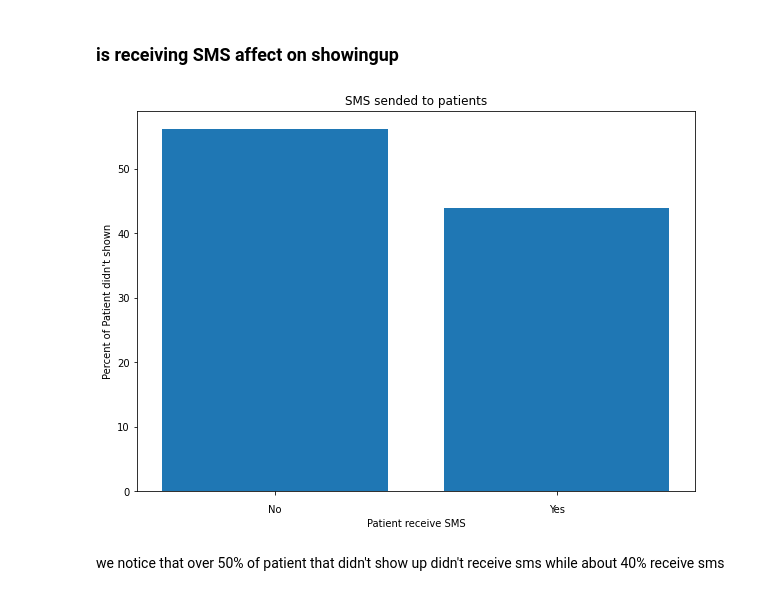
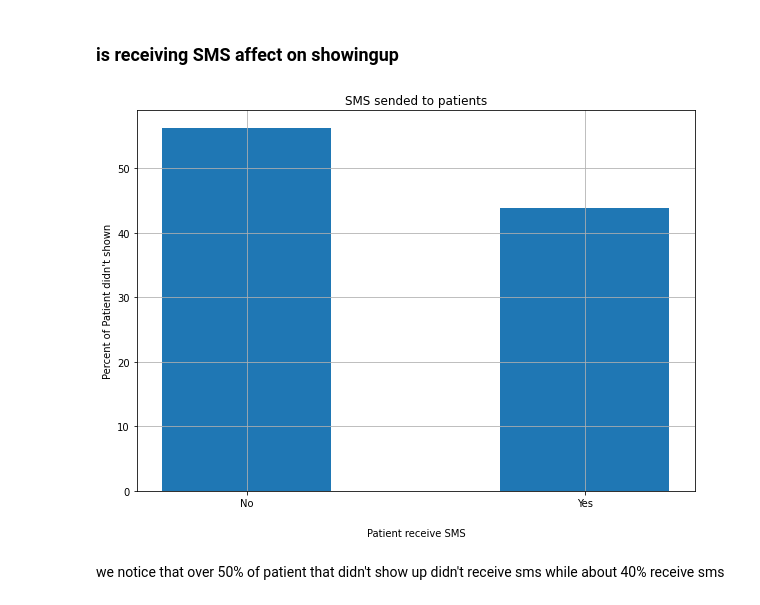
Before and after one commit to tamermohamed/Data-Exploration, a Jupyter notebook: Investigate_a_Dataset.ipynb, the cells around one changed output. Cells and saved outputs as stored; diff of their text form; code cells hidden in the pictures.

```diff
--- a/Investigate_a_Dataset.ipynb
+++ b/Investigate_a_Dataset.ipynb
@@ -159,0 +178,5 @@ in this section we will try to answer our main question why people didn't show u
+# %%
+fig, ax = plt.subplots()
+plt.pie([shown_percent,not_shown_percent], labels=["showed up", "Didn't show up"],autopct='%1.1f%%')
+plt.title("The percentage of patients Shown up vs patient didn't showup")
+fig.set_facecolor('white');
@@ -159,0 +193,30 @@ in this section we will try to answer our main question why people didn't show u
+# %%
+def draw_bar_graph(data,title,xlabel,ylabel,tick_label = None,locator = None,figsize = (10,7),rotation=0):
+
+   '''
+   Plot bar graph
+
+            Parameters:
+                    data: data to be plotted
+                    title: title of the figure
+                    xlabel: x-axis lebel
+                    ylabel: y-axis lebel
+                    tick_label: list of x-axis tick lebels
+                    locator: tuple contains axis and nbins number of bins on the axis
+                    figsize: tuple contains the width and heigh of figure to be plotted
+                    rotation: rotate the tick labels on the x-axis
+   '''
+
+   fig, ax = plt.subplots(figsize=figsize)
+   ax.grid(True, linestyle='-')
+   ax.tick_params(axis='x', which='major', labelsize=10)
+   plt.xticks(rotation=rotation)
+
+   if locator != None:
+      axis, nbins = locator
+      plt.locator_params(axis= axis,nbins= nbins)
+
+   plt.bar(data.index,data,tick_label=tick_label,width=0.5,align='center')
+   plt.title(title)
+   plt.xlabel(xlabel,labelpad=20)
+   plt.ylabel(ylabel);
@@ -226,13 +287,9 @@ we find out that the top 4 places that patient didn't show up in is : JARDIM CAM
 # %%
 result = (not_shown.groupby(['SMS_received']).count()['No-show'] / total_number_not_shown) * 100
 # %%
-plt.subplots(figsize=(10, 7))
-plt.bar(result.index,result,tick_label=["No", "Yes"])
-plt.title("SMS sended to patients")
-plt.xlabel('Patient receive SMS')
-plt.ylabel("Percent of Patient didn't shown");
+draw_bar_graph(result,"SMS sended to patients",'Patient receive SMS',"Percent of Patient didn't shown",tick_label=["No", "Yes"])
 # %% [output]
-[figure, old version]
+[figure, new version]
 # %% [markdown]
 we notice that over 50% of patient that didn't show up didn't receive sms while about 40% receive sms
 # %%
```
Also changed, not shown: parts of 26 cells of this notebook.
